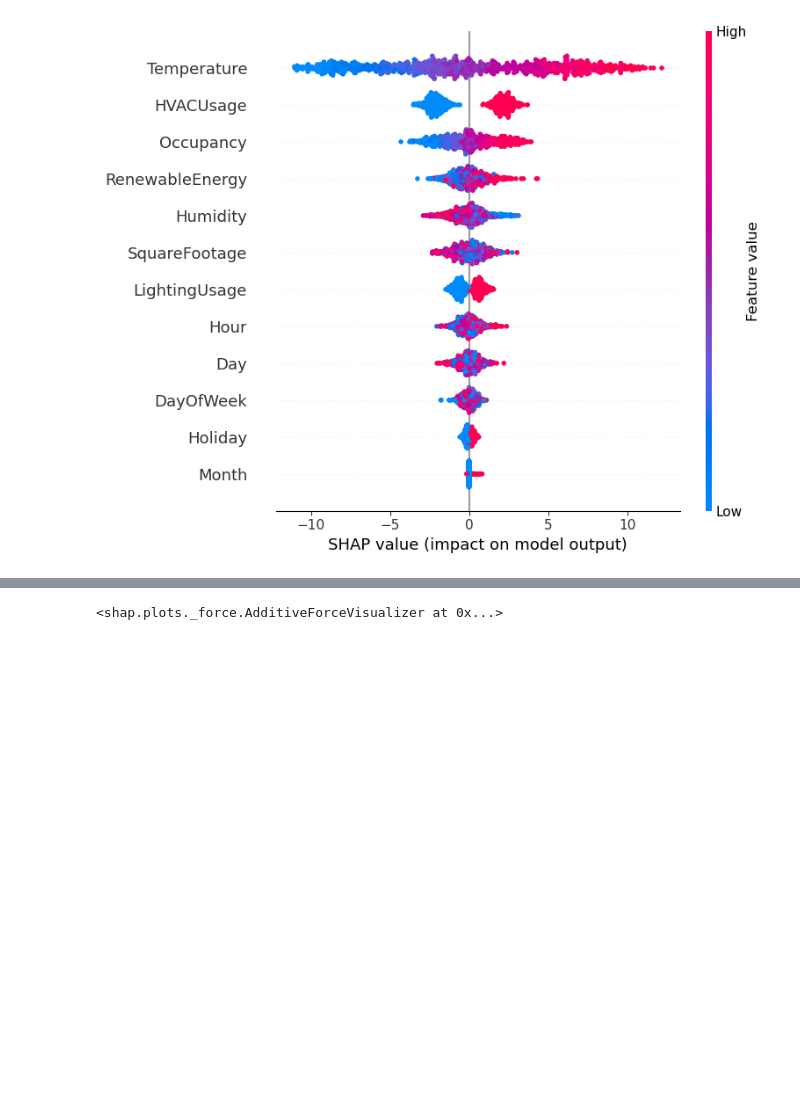
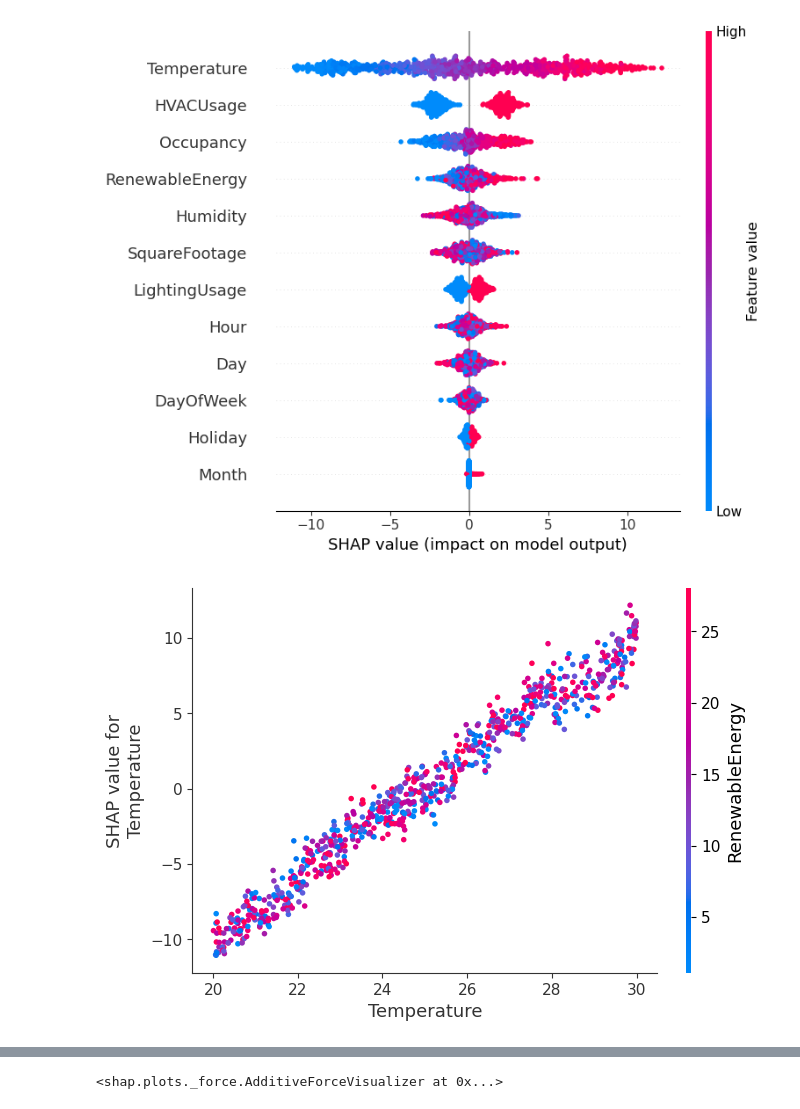
Before and after one commit to isaac-ik/Energy-Consumption-Analysis-and-Modelling, a Jupyter notebook: notebooks/energy_consumption.ipynb, the cells around one changed output, grey strips where cells are left out. Saved outputs shown, nothing was run; the diff lists cells and outputs as text; code cells hidden in the pictures; blank space fills up the shorter version.

Commit message:
Diagrams/plots added

```diff
--- a/notebooks/energy_consumption.ipynb
+++ b/notebooks/energy_consumption.ipynb
@@ -273,3 +273,9 @@ shap.summary_plot(shap_values, X_train)
 shap.summary_plot(shap_values, X_train, show=False)
 plt.savefig("../imgs/shap_values.png") # Vector format for high quality
 plt.close()
+# %%
+shap.dependence_plot("Temperature", shap_values, X_train)
+plt.savefig("../imgs/shap_temperature.png") # Vector format for high quality
+plt.close()
+# %% [output]
+[figure, added]
```
Also changed, not shown: parts of 3 cells of this notebook, 2 other files.
